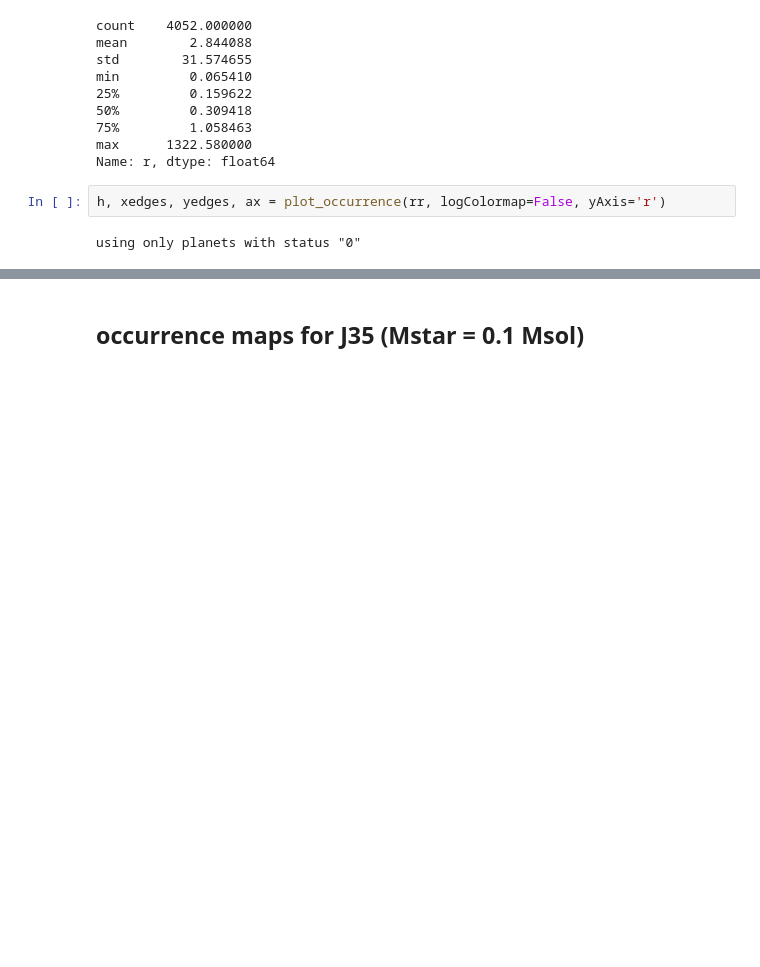
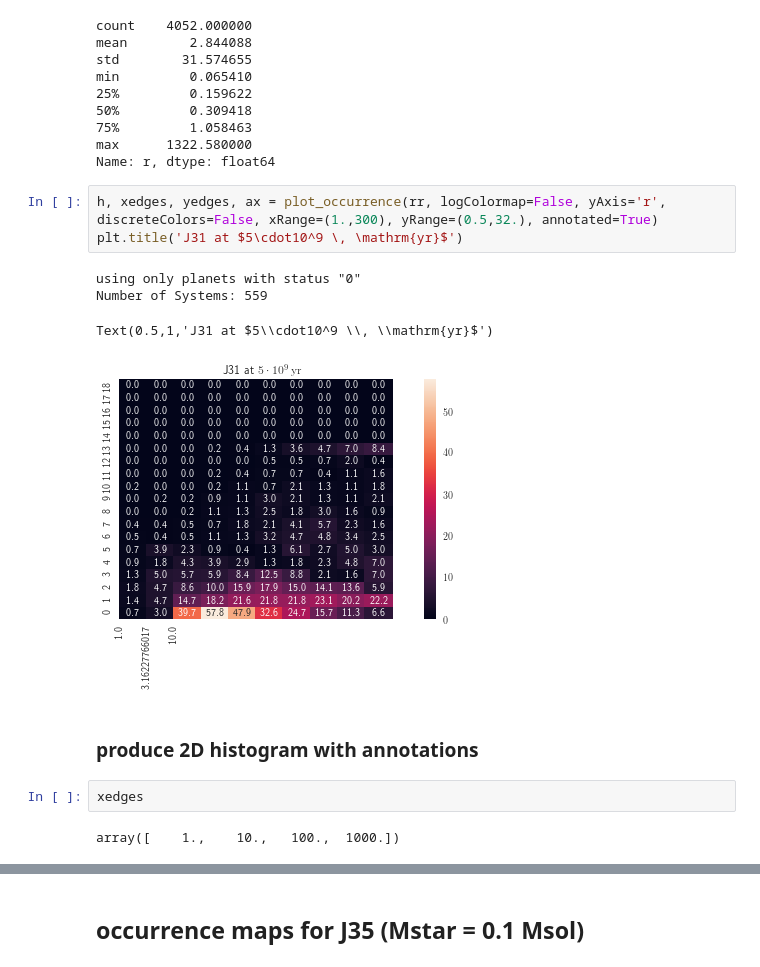
Before and after one commit to matiscke/popsyntools, a Jupyter notebook: notebooks/20180404_occurrenceMap.ipynb, the cells around one changed output, grey strips where cells are left out. Saved outputs shown, nothing was run; the diff lists cells and outputs as text; blank space fills up the shorter version.

Commit message:
annotate bins. tick labels not nice yet

```diff
--- a/notebooks/20180404_occurrenceMap.ipynb
+++ b/notebooks/20180404_occurrenceMap.ipynb
@@ -89,6 +50,16 @@ min         0.065410
 max      1322.580000
 Name: r, dtype: float64
 # %%
-h, xedges, yedges, ax = plot_occurrence(rr, logColormap=False, yAxis='r')
+h, xedges, yedges, ax = plot_occurrence(rr, logColormap=False, yAxis='r', discreteColors=False, xRange=(1.,300), yRange=(0.5,32.), annotated=True)
+plt.title('J31 at $5\cdot10^9 \, \mathrm{yr}$')
 # %% [output]
 using only planets with status "0"
+Number of Systems: 559
+Text(0.5,1,'J31 at $5\\cdot10^9 \\, \\mathrm{yr}$')
+[figure, added]
+# %% [markdown]
+### produce 2D histogram with annotations
+# %%
+xedges
+# %% [output]
+array([    1.,    10.,   100.,  1000.])
```
Also changed, not shown: parts of 13 cells of this notebook, 1 other file.
